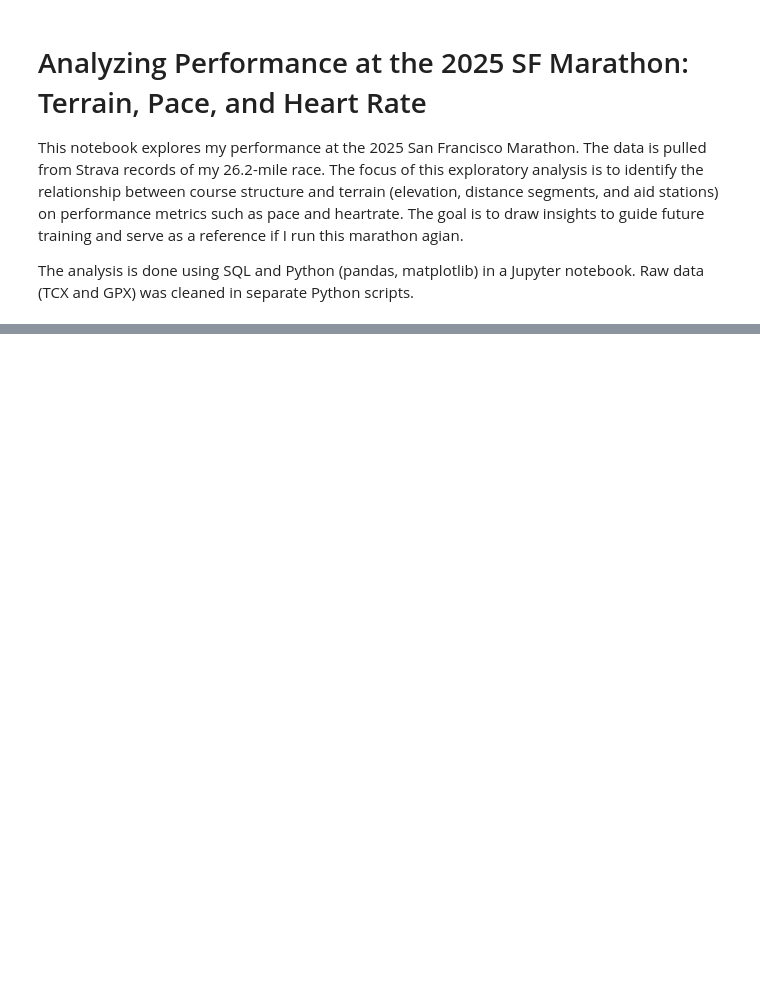
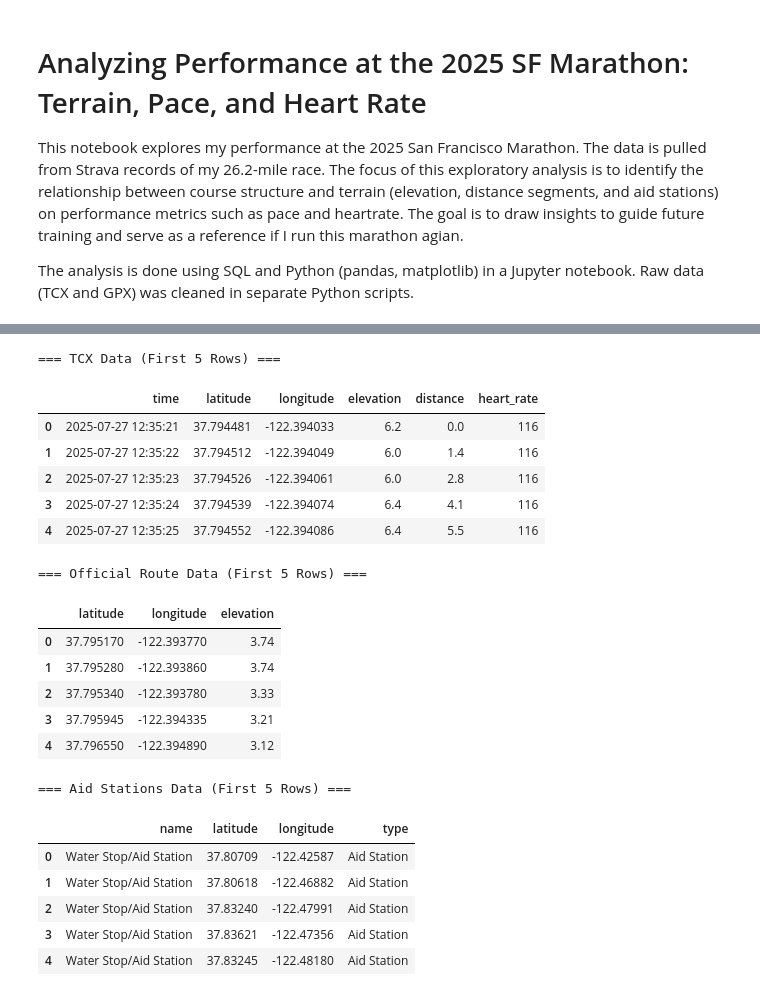
Before and after one commit to SuiseiNakagawa/marathon_data_analysis, a Jupyter notebook: notebooks/marathon_analysis.ipynb, the cells around one changed output, grey strips where cells are left out. Saved outputs shown, nothing was run; the diff lists cells and outputs as text; code cells hidden in the pictures; blank space fills up the shorter version.

```diff
--- a/notebooks/marathon_analysis.ipynb
+++ b/notebooks/marathon_analysis.ipynb
@@ -51,0 +86,34 @@ The database contains a `tcx_data` table with 6 columns. The names and data type
+# %%
+print("=== TCX Data (First 5 Rows) ===")
+tcx_sample = pd.read_sql("SELECT * FROM tcx_data LIMIT 5;", con)
+display(tcx_sample)
+
+print("\n=== Official Route Data (First 5 Rows) ===")
+route_sample = pd.read_sql("SELECT * FROM official_route_data LIMIT 5;", con)
+display(route_sample)
+
+print("\n=== Aid Stations Data (First 5 Rows) ===")
+aid_sample = pd.read_sql("SELECT * FROM aid_stations_data LIMIT 5;", con)
+display(aid_sample)
+# %% [output]
+=== TCX Data (First 5 Rows) ===
+|  | time | latitude | longitude | elevation | distance | heart_rate |
+| 0 | 2025-07-27 12:35:21 | 37.794481 | -122.394033 | 6.2 | 0.0 | 116 |
+| 1 | 2025-07-27 12:35:22 | 37.794512 | -122.394049 | 6.0 | 1.4 | 116 |
+| 2 | 2025-07-27 12:35:23 | 37.794526 | -122.394061 | 6.0 | 2.8 | 116 |
+| 3 | 2025-07-27 12:35:24 | 37.794539 | -122.394074 | 6.4 | 4.1 | 116 |
+| 4 | 2025-07-27 12:35:25 | 37.794552 | -122.394086 | 6.4 | 5.5 | 116 |
+=== Official Route Data (First 5 Rows) ===
+|  | latitude | longitude | elevation |
+| 0 | 37.795170 | -122.393770 | 3.74 |
+| 1 | 37.795280 | -122.393860 | 3.74 |
+| 2 | 37.795340 | -122.393780 | 3.33 |
+| 3 | 37.795945 | -122.394335 | 3.21 |
+| 4 | 37.796550 | -122.394890 | 3.12 |
+=== Aid Stations Data (First 5 Rows) ===
+|  | name | latitude | longitude | type |
+| 0 | Water Stop/Aid Station | 37.80709 | -122.42587 | Aid Station |
+| 1 | Water Stop/Aid Station | 37.80618 | -122.46882 | Aid Station |
+| 2 | Water Stop/Aid Station | 37.83240 | -122.47991 | Aid Station |
+| 3 | Water Stop/Aid Station | 37.83621 | -122.47356 | Aid Station |
+| 4 | Water Stop/Aid Station | 37.83245 | -122.48180 | Aid Station |
```
Also changed, not shown: parts of 16 cells of this notebook.
